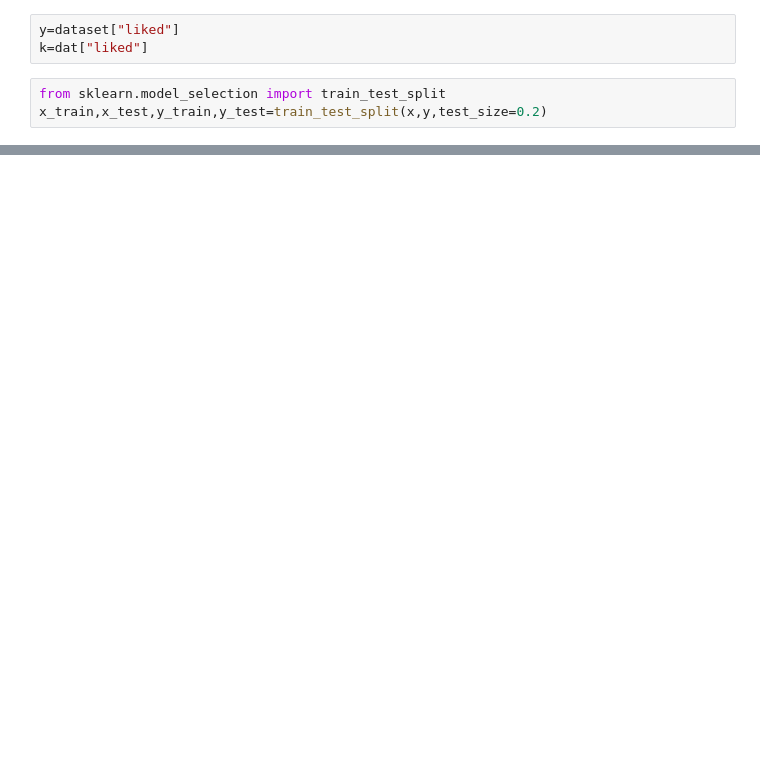
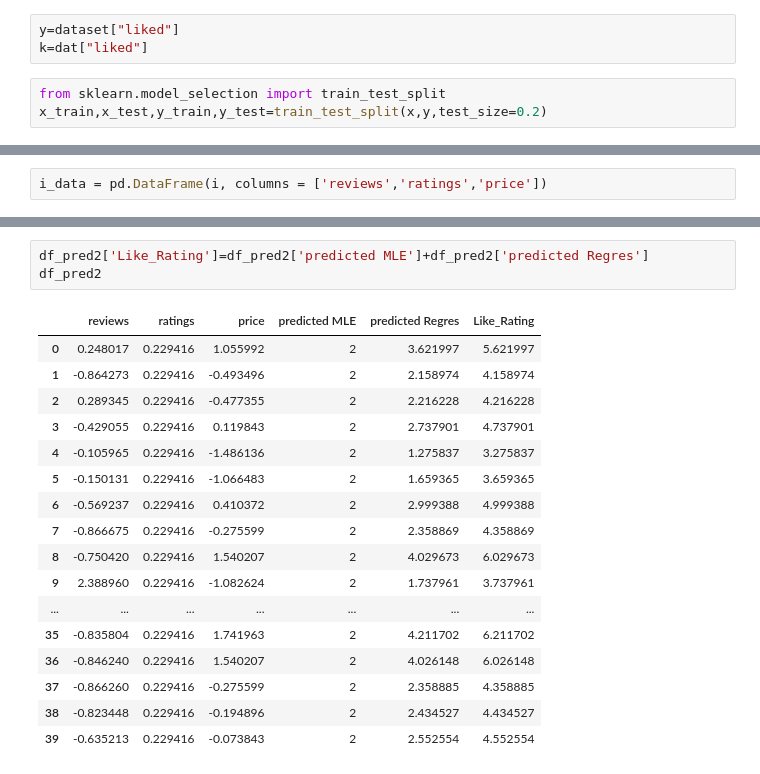
Before and after one commit to depgh431/Brain, a Jupyter notebook: Brr.ipynb, the cells around one changed output, grey strips where cells are left out. Cells and saved outputs as stored; diff of their text form; blank space fills up the shorter version.

```diff
--- a/Brr.ipynb
+++ b/Brr.ipynb
@@ -107,0 +259,2 @@ model.evaluate(x_test,y_test)
+# %%
+i_data = pd.DataFrame(i, columns = ['reviews','ratings','price'])
@@ -113,3 +295,24 @@ print(len(u))
+# %%
+df_pred2['Like_Rating']=df_pred2['predicted MLE']+df_pred2['predicted Regres']
+df_pred2
+# %% [output]
+|  | reviews | ratings | price | predicted MLE | predicted Regres | Like_Rating |
+| 0 | 0.248017 | 0.229416 | 1.055992 | 2 | 3.621997 | 5.621997 |
+| 1 | -0.864273 | 0.229416 | -0.493496 | 2 | 2.158974 | 4.158974 |
+| 2 | 0.289345 | 0.229416 | -0.477355 | 2 | 2.216228 | 4.216228 |
+| 3 | -0.429055 | 0.229416 | 0.119843 | 2 | 2.737901 | 4.737901 |
+| 4 | -0.105965 | 0.229416 | -1.486136 | 2 | 1.275837 | 3.275837 |
+| 5 | -0.150131 | 0.229416 | -1.066483 | 2 | 1.659365 | 3.659365 |
+| 6 | -0.569237 | 0.229416 | 0.410372 | 2 | 2.999388 | 4.999388 |
+| 7 | -0.866675 | 0.229416 | -0.275599 | 2 | 2.358869 | 4.358869 |
+| 8 | -0.750420 | 0.229416 | 1.540207 | 2 | 4.029673 | 6.029673 |
+| 9 | 2.388960 | 0.229416 | -1.082624 | 2 | 1.737961 | 3.737961 |
+| ... | ... | ... | ... | ... | ... | ... |
+| 35 | -0.835804 | 0.229416 | 1.741963 | 2 | 4.211702 | 6.211702 |
+| 36 | -0.846240 | 0.229416 | 1.540207 | 2 | 4.026148 | 6.026148 |
+| 37 | -0.866260 | 0.229416 | -0.275599 | 2 | 2.358885 | 4.358885 |
+| 38 | -0.823448 | 0.229416 | -0.194896 | 2 | 2.434527 | 4.434527 |
+| 39 | -0.635213 | 0.229416 | -0.073843 | 2 | 2.552554 | 4.552554 |
 # %%
 fl=0
 p=0
```
Also changed, not shown: parts of 30 cells of this notebook.
